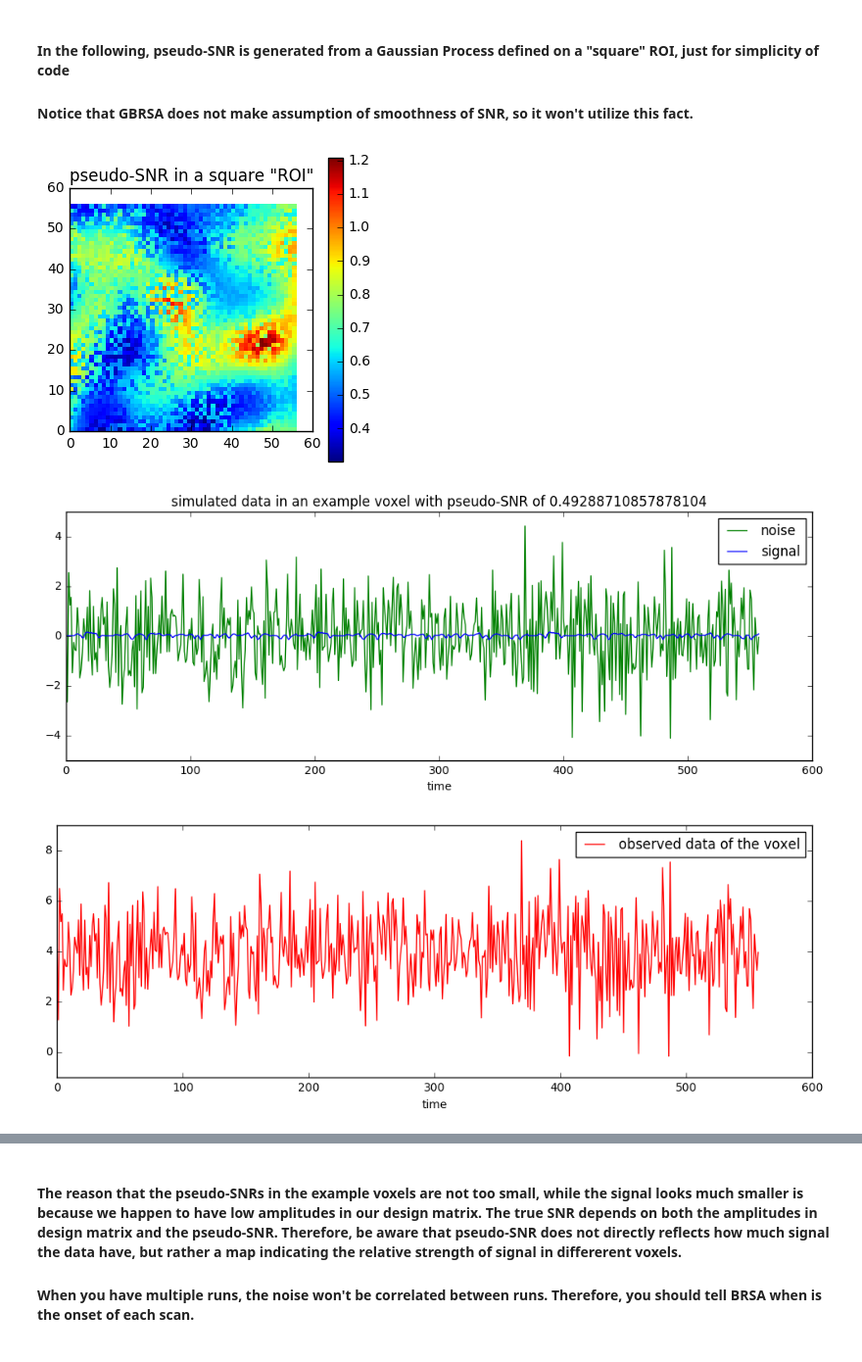
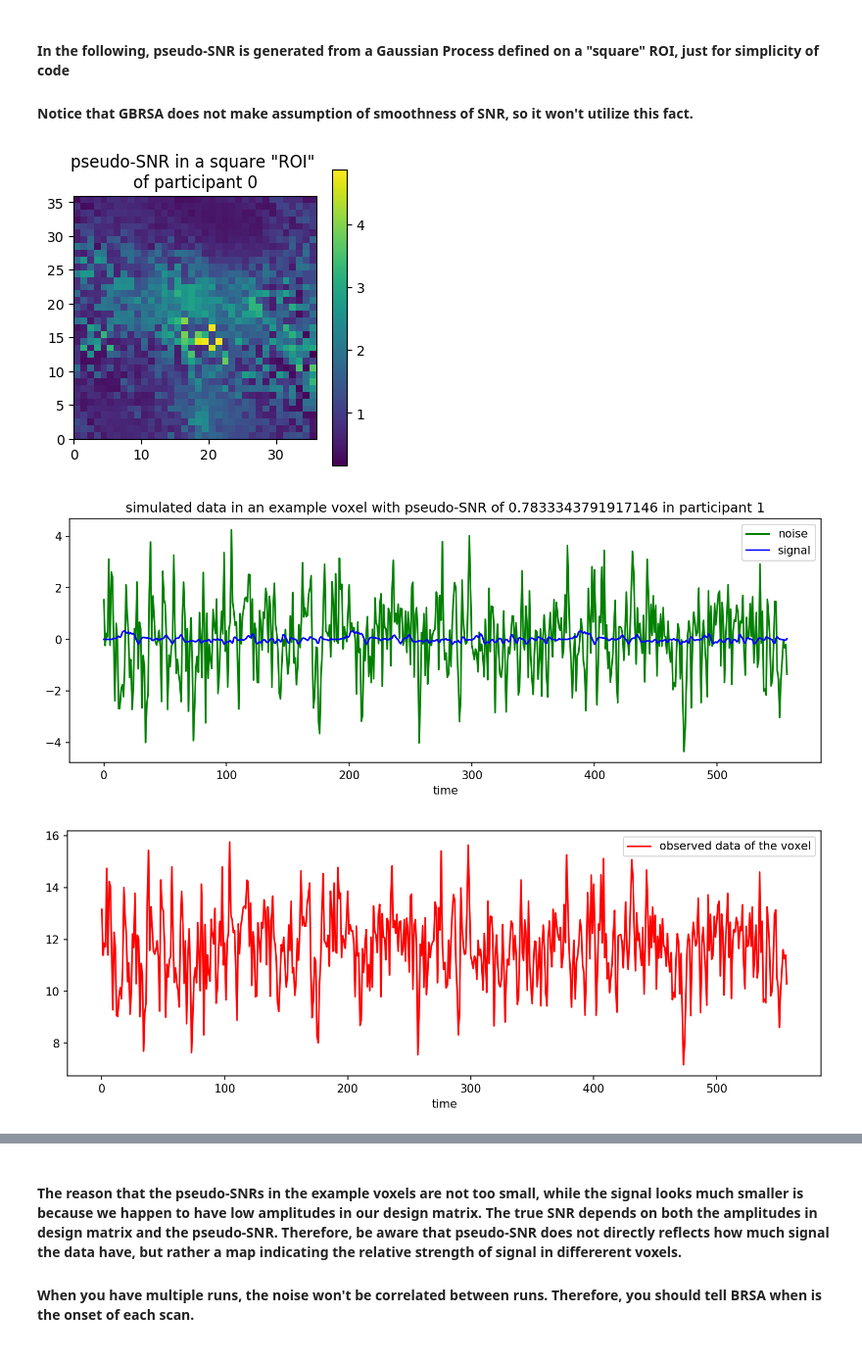
Before and after one commit to brainiak/brainiak, a Jupyter notebook: examples/reprsimil/gbrsa_group_representational_similarity_estimate_example.ipynb, the cells around one changed output, grey strips where cells are left out. Shown at 98% size. Saved outputs shown, nothing was run; the diff lists cells and outputs as text; code cells hidden in the pictures.

```diff
--- a/examples/reprsimil/gbrsa_group_representational_similarity_estimate_example.ipynb
+++ b/examples/reprsimil/gbrsa_group_representational_similarity_estimate_example.ipynb
@@ -43,8 +51,8 @@ In typical fMRI analysis, some nuisance regressors such as head motion, baseline
 ### Note that different subjects do not have to have the same number of voxels or time points. The timing of the task conditions of them can also differ. The simulation below reflects this
 # %%
 n_subj = 5
-n_run = np.random.random_integers(2, 6, n_subj)
-ROI_edge = np.random.random_integers(40, 60, n_subj)
+n_run = np.random.random_integers(2, 4, n_subj)
+ROI_edge = np.random.random_integers(20, 40, n_subj)
 # We simulate "ROI" of a square shape
 design = [None] * n_subj
 for subj in range(n_subj):
@@ -53,7 +61,7 @@ for subj in range(n_subj):
     design[subj].design_task = np.tile(design[subj].design_task[:,:-1],
                                  [n_run[subj], 1])
     # The last "condition" in design matrix
-    # codes for trials subjects made and error.
+    # codes for trials subjects made an error.
     # We ignore it here.
 n_C = np.size(design[0].design_task, axis=1)
 # The total number of conditions.
@@ -179,18 +187,18 @@ plt.show()
 L_full = np.linalg.cholesky(ideal_cov)
 
 # generating signal
-snr_level = np.random.rand(n_subj) * 0.6 + 0.1
+snr_level = np.random.rand(n_subj) * 0.6 + 0.4
 # Notice that accurately speaking this is not SNR.
 # The magnitude of signal depends not only on beta but also on x.
 # (noise_level*snr_level)**2 is the factor multiplied
 # with ideal_cov to form the covariance matrix from which
 # the response amplitudes (beta) of a voxel are drawn from.
 
-tau = np.random.rand(n_subj) * 0.4 + 0.1
+tau = np.random.rand(n_subj) * 0.8 + 0.2
 # magnitude of Gaussian Process from which the log(SNR) is drawn
 smooth_width = np.random.rand(n_subj) * 5.0 + 3.0
 # spatial length scale of the Gaussian Process, unit: voxel
-inten_kernel = np.random.rand(n_subj) * 10.0 + 4.0
+inten_kernel = np.random.rand(n_subj) * 4.0 + 2.0
 # intensity length scale of the Gaussian Process
 # Slightly counter-intuitively, if this parameter is very large,
 # say, much larger than the range of intensities of the voxels,
@@ -200,8 +208,9 @@ Y = [None] * n_subj
 snr = [None] * n_subj
 signal = [None] * n_subj
 betas_simulated = [None] * n_subj
+inten = [None] * n_subj
 for subj in range(n_subj):
-    inten = np.random.rand(n_V[subj]) * 20.0
+    inten[subj] = np.random.rand(n_V[subj]) * 20.0
     # For simplicity, we just assume that the intensity
     # of all voxels are uniform distributed between 0 and 20
     # parameters of Gaussian process to generate pseuso SNR
@@ -209,10 +218,8 @@ for subj in range(n_subj):
     # to see what an example snr map might look like if the intensity
     # grows linearly in one spatial direction
 
-    # inten = coords_flat[:,0] * 2
 
-
-    inten_tile = np.tile(inten, [n_V[subj], 1])
+    inten_tile = np.tile(inten[subj], [n_V[subj], 1])
     inten_diff2 = (inten_tile - inten_tile.T)**2
 
     K = np.exp(-dist2[subj] / smooth_width[subj]**2 / 2.0
@@ -222,13 +229,12 @@ for subj in range(n_subj):
     # the GP covariance matrix to make sure it can be inverted
     L = np.linalg.cholesky(K)
     snr[subj] = np.exp(np.dot(L, np.random.randn(n_V[subj]))) * snr_level[subj]
-#     snr[subj] = np.abs(np.dot(L, np.random.randn(n_V[subj]))) * snr_level[subj]
     sqrt_v = noise_level[subj] * snr[subj]
     betas_simulated[subj] = np.dot(L_full, np.random.randn(n_C, n_V[subj])) * sqrt_v
     signal[subj] = np.dot(design[subj].design_task, betas_simulated[subj])
 
 
-    Y[subj] = signal[subj] + noise[subj] + inten
+    Y[subj] = signal[subj] + noise[subj] + inten[subj]
     # The data to be fed to the program.
 
 
@@ -238,7 +244,7 @@ plt.pcolor(np.reshape(snr[0], [ROI_edge[0], ROI_edge[0]]))
 plt.colorbar()
 ax = plt.gca()
 ax.set_aspect(1)
-plt.title('pseudo-SNR in a square "ROI"')
+plt.title('pseudo-SNR in a square "ROI" \nof participant 0')
 plt.show()
 
 snr_all = np.concatenate(snr)
@@ -253,38 +259,38 @@ noise_plot, = plt.plot(noise[median_subj][:,idx],'g')
 signal_plot, = plt.plot(signal[median_subj][:,idx],'b')
 plt.legend([noise_plot, signal_plot], ['noise', 'signal'])
 plt.title('simulated data in an example voxel'
-          ' with pseudo-SNR of {}'.format(snr[median_subj][idx]))
+          ' with pseudo-SNR of {} in participant {}'.format(snr[median_subj][idx], median_subj))
 plt.xlabel('time')
 plt.show()
 
 fig = plt.figure(num=None, figsize=(12, 4), dpi=150,
                  facecolor='w', edgecolor='k')
 data_plot, = plt.plot(Y[median_subj][:,idx],'r')
 plt.legend([data_plot], ['observed data of the voxel'])
 plt.xlabel('time')
 plt.show()
 
 idx = np.argmin(np.abs(snr_all - np.max(snr_all)))
 highest_subj = np.min(np.where(idx - np.cumsum(n_V) < 0))
 idx = idx - np.cumsum(np.concatenate([[0], n_V]))[highest_subj]
 # display the voxel of the highest level SNR.
 fig = plt.figure(num=None, figsize=(12, 4), dpi=150,
                  facecolor='w', edgecolor='k')
 noise_plot, = plt.plot(noise[highest_subj][:,idx],'g')
 signal_plot, = plt.plot(signal[highest_subj][:,idx],'b')
 plt.legend([noise_plot, signal_plot], ['noise', 'signal'])
 plt.title('simulated data in the voxel with the highest'
           ' pseudo-SNR of {} in subject {}'.format(snr[highest_subj][idx], highest_subj))
 plt.xlabel('time')
 plt.show()
 
 fig = plt.figure(num=None, figsize=(12, 4), dpi=150,
                  facecolor='w', edgecolor='k')
 data_plot, = plt.plot(Y[highest_subj][:,idx],'r')
 plt.legend([data_plot], ['observed data of the voxel'])
 plt.xlabel('time')
 plt.show()
 # %% [output]
-[figure, old version]
+[figure, new version]
-[figure, old version]
+[figure, new version]
-[figure, old version]
+[figure, new version]
```
Also changed, not shown: parts of 46 cells of this notebook, 3 other files.
